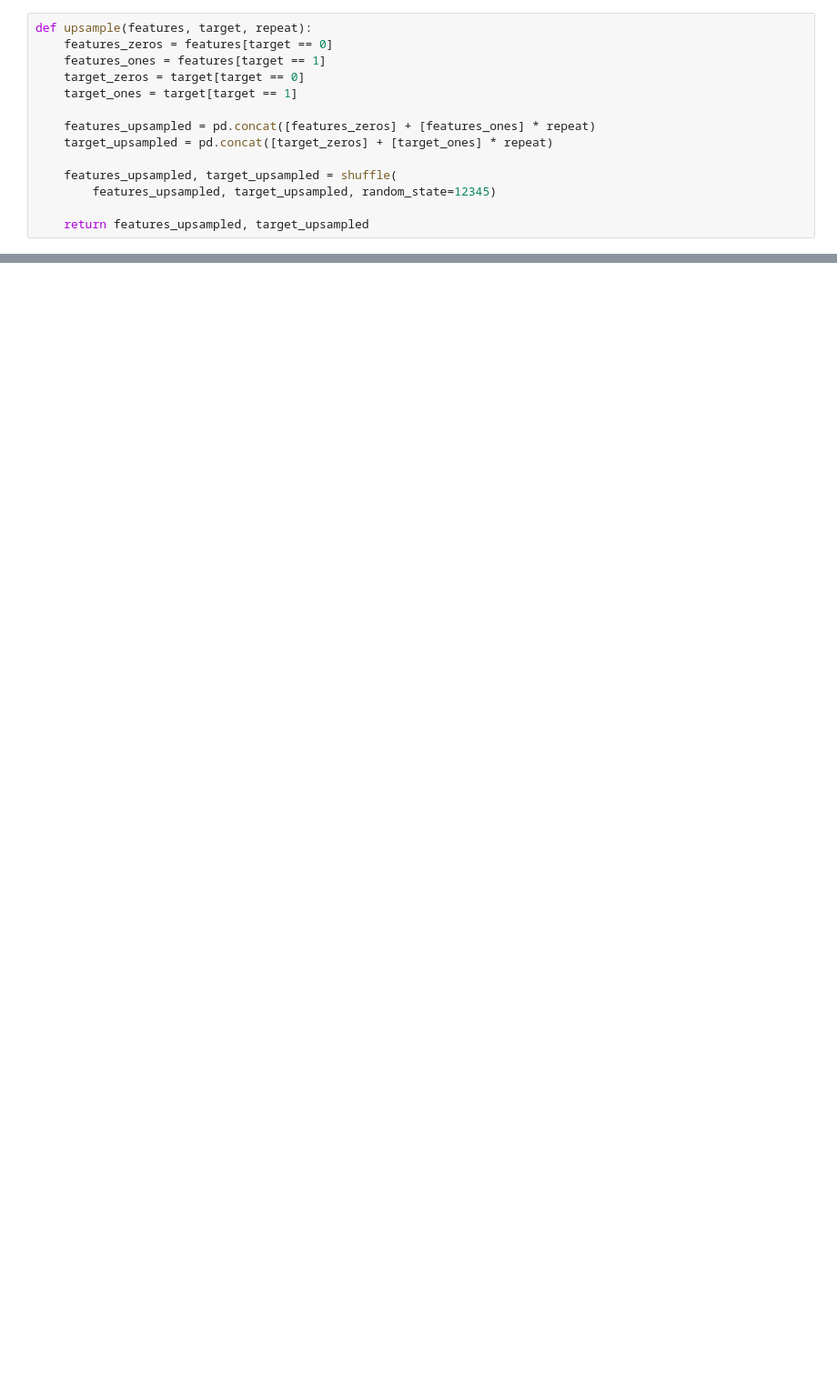
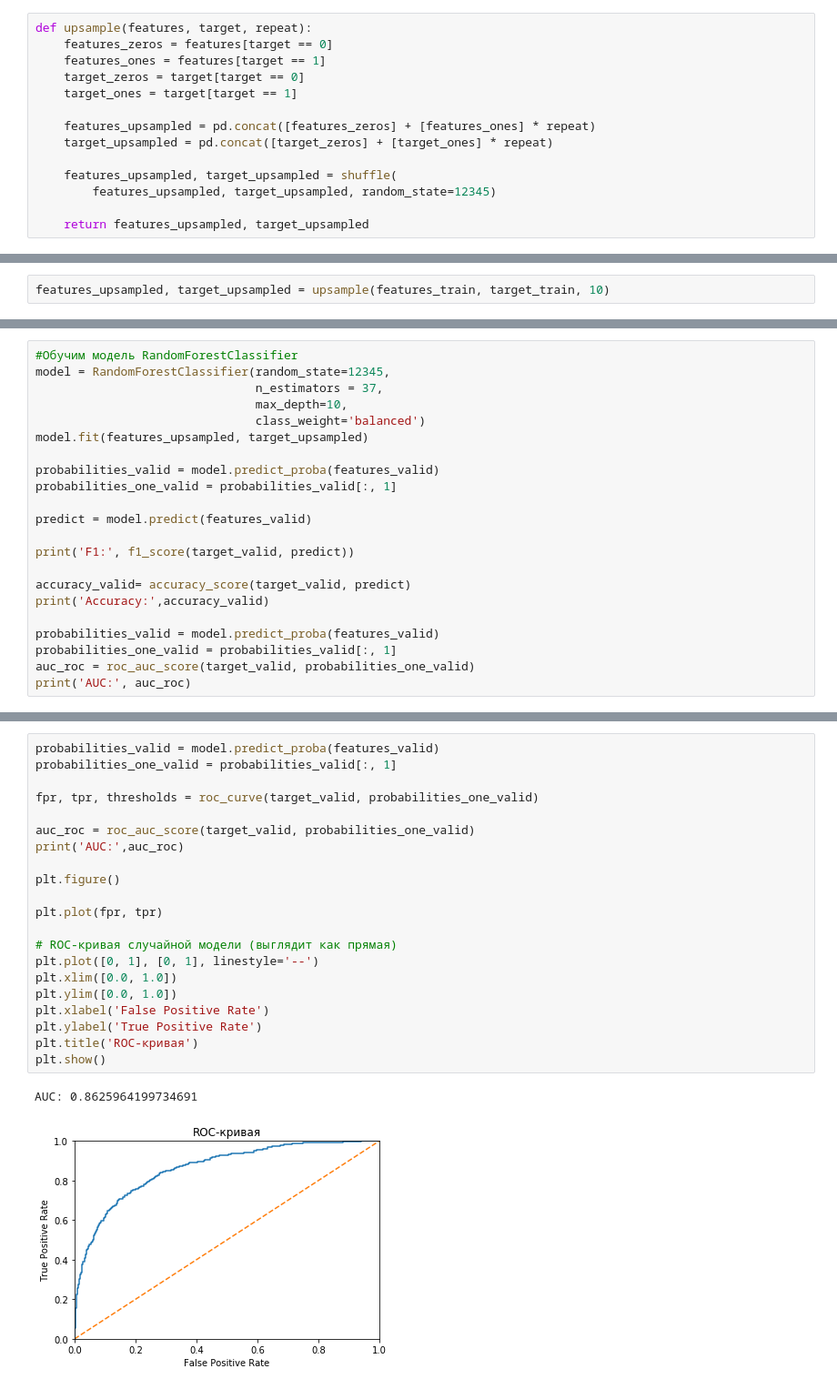
Before and after one commit to SamRozhkov/Yandex-DS, a Jupyter notebook: 17169c6f-2277-48c3-88cb-d3b18b956559 (1).ipynb, the cells around one changed output, grey strips where cells are left out. Shown at 91% size. Cells and saved outputs as stored; diff of their text form; blank space fills up the shorter version.

```diff
--- a/17169c6f-2277-48c3-88cb-d3b18b956559 (1).ipynb
+++ b/17169c6f-2277-48c3-88cb-d3b18b956559 (1).ipynb
@@ -882,0 +371,2 @@ print(f'Средний доход от внедрения депозита в м
+# %%
+features_upsampled, target_upsampled = upsample(features_train, target_train, 10)
@@ -882,0 +391,22 @@ print(f'Средний доход от внедрения депозита в м
+# %%
+#Обучим модель RandomForestClassifier
+model = RandomForestClassifier(random_state=12345,
+                               n_estimators = 37,
+                               max_depth=10,
+                               class_weight='balanced')
+model.fit(features_upsampled, target_upsampled)
+
+probabilities_valid = model.predict_proba(features_valid)
+probabilities_one_valid = probabilities_valid[:, 1]
+
+predict = model.predict(features_valid)
+
+print('F1:', f1_score(target_valid, predict))
+
+accuracy_valid= accuracy_score(target_valid, predict)
+print('Accuracy:',accuracy_valid)
+
+probabilities_valid = model.predict_proba(features_valid)
+probabilities_one_valid = probabilities_valid[:, 1]
+auc_roc = roc_auc_score(target_valid, probabilities_one_valid)
+print('AUC:', auc_roc)
@@ -882,0 +440,24 @@ print(f'Средний доход от внедрения депозита в м
+# %%
+probabilities_valid = model.predict_proba(features_valid)
+probabilities_one_valid = probabilities_valid[:, 1]
+
+fpr, tpr, thresholds = roc_curve(target_valid, probabilities_one_valid)
+
+auc_roc = roc_auc_score(target_valid, probabilities_one_valid)
+print('AUC:',auc_roc)
+
+plt.figure()
+
+plt.plot(fpr, tpr)
+
+# ROC-кривая случайной модели (выглядит как прямая)
+plt.plot([0, 1], [0, 1], linestyle='--')
+plt.xlim([0.0, 1.0])
+plt.ylim([0.0, 1.0])
+plt.xlabel('False Positive Rate')
+plt.ylabel('True Positive Rate')
+plt.title('ROC-кривая')
+plt.show()
+# %% [output]
+AUC: 0.8625964199734691
+[figure, added]
```
Also changed, not shown: parts of 207 cells of this notebook, 1 other file.
